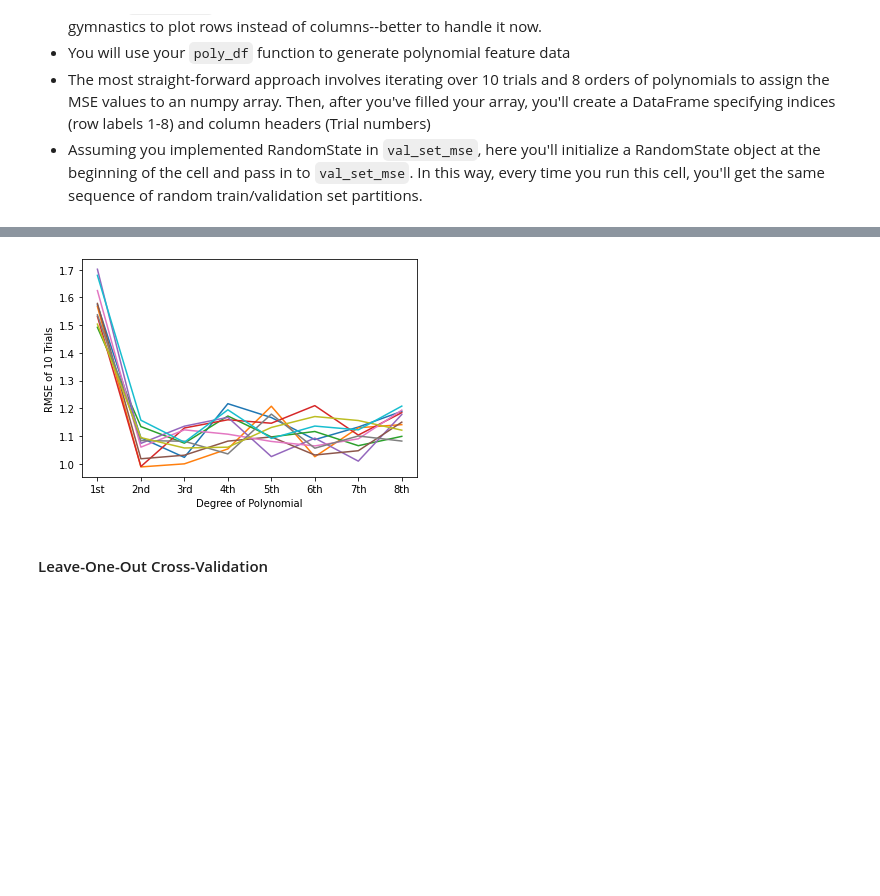
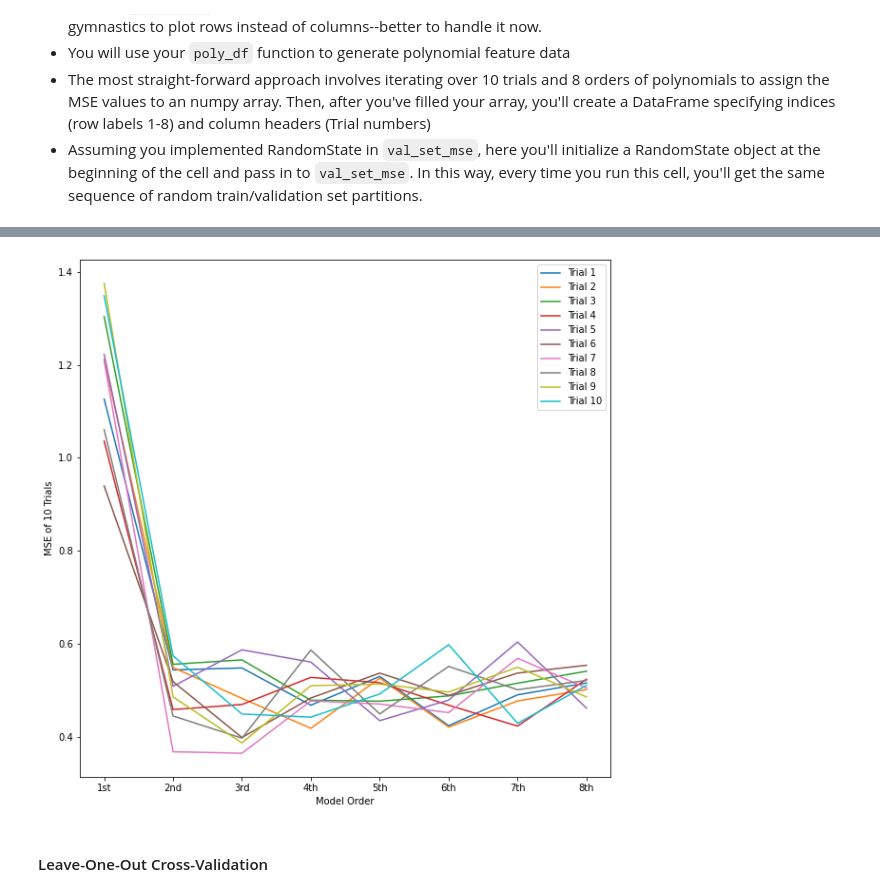
Before and after one commit to nikopetrocelli/489Proj2-Petrocelli, a Jupyter notebook: hw3.ipynb, the cells around one changed output, grey strips where cells are left out. Saved outputs shown, nothing was run; the diff lists cells and outputs as text; code cells hidden in the pictures; blank space fills up the shorter version.

```diff
--- a/hw3.ipynb
+++ b/hw3.ipynb
@@ -405,12 +394,14 @@ Hints:
 #---------------------------------------------
 def val_set_mse(X, y, random_state):
 
-  est = LogisticRegression(solver='liblinear')
-  lpo = LeavePOut(p=12)
-  scores = cross_val_score(est, X, y, cv=lpo)
-  rmse_scores = np.sqrt(-scores)
+  est = LinearRegression().fit(X, y)
+  # lpo = LeavePOut(p=12)
+  cv = ShuffleSplit(n_splits = 1, random_state=random_state)
+  scores = cross_val_score(est, X, y, scoring="neg_root_mean_squared_error",cv=cv)
+  # rmse_scores = np.sqrt(-scores)
+  # print(rmse_scores))
 
-  return rmse_scores
+  return -scores
 #---------------------------------------------
 
 STEP_6_COMPLETE = False
@@ -444,13 +435,18 @@ Hints:
 #---------------------------------------------
 cv = pd.DataFrame(columns=COLUMNS, index=INDICES)
 
+random_state=(np.random.RandomState(seed=42))
+
 for i in COLUMNS:
   k = 0
   for j in INDICES:
     k+=1
     val = poly_df(df['x'], k)
     # print(val)
-    cv[i][j] = val_set_mse(df['x'],)
+    # print(i)
+    # print(j)
+    # print(df['y'])
+    cv[i][j] = val_set_mse(val, df['y'],random_state)
 #---------------------------------------------
 
 display(cv)
@@ -484,14 +474,19 @@ Example of resulting plot:
 # %%
 #STEP 8
 
 #STUDENT CODE - plot validation set spaghetti charts
 #---------------------------------------------
 
+plt.figure(figsize=(10,10))
+plt.plot(cv)
+plt.xlabel("Model Order")
+plt.ylabel("MSE of 10 Trials")
+plt.legend(labels=COLUMNS )
 #---------------------------------------------
 
 STEP_8_COMPLETE = False
 # %% [output]
-[figure, old version]
+[figure, new version]
 # %% [markdown]
 #### Leave-One-Out Cross-Validation
 # %% [markdown]
```
Also changed, not shown: parts of 12 cells of this notebook.
